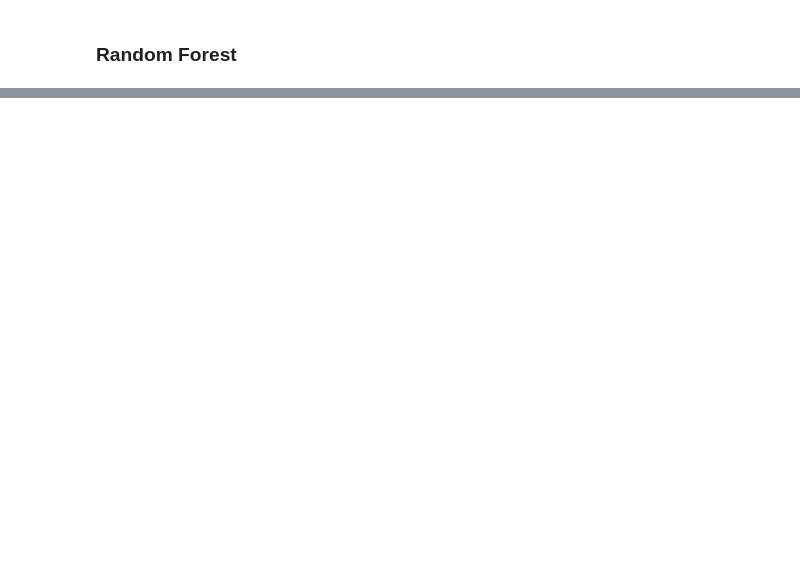
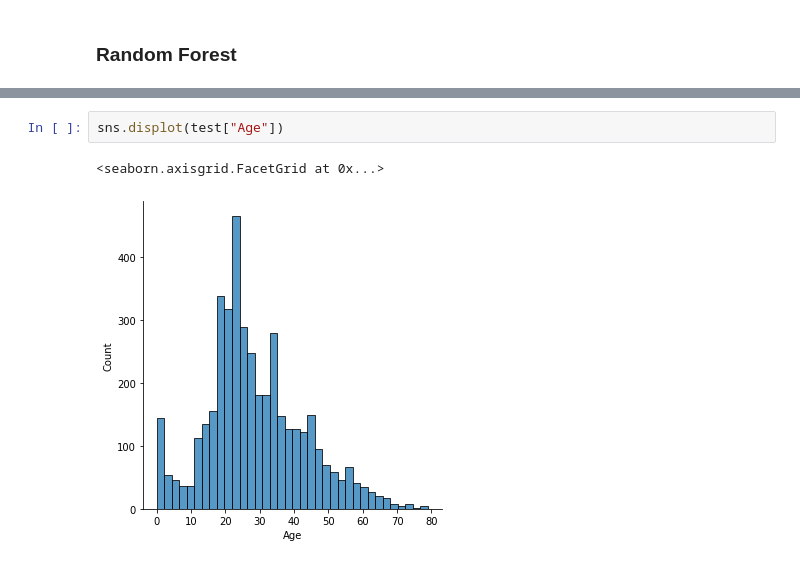
Before and after one commit to casafurix/Kaggle-Competitions, a Jupyter notebook: Spaceship Titanic/Predictions.ipynb, the cells around one changed output, grey strips where cells are left out. Drawn from its saved outputs; the diff is of its cells as text; blank space fills up the shorter version.

```diff
--- a/Spaceship Titanic/Predictions.ipynb
+++ b/Spaceship Titanic/Predictions.ipynb
@@ -392,0 +409,5 @@ weighted avg       0.80      0.80      0.80      1739
+# %%
+sns.displot(test["Age"])
+# %% [output]
+<seaborn.axisgrid.FacetGrid at 0x...>
+[figure, added]
```
Also changed, not shown: parts of 30 cells of this notebook, 1 other file.
